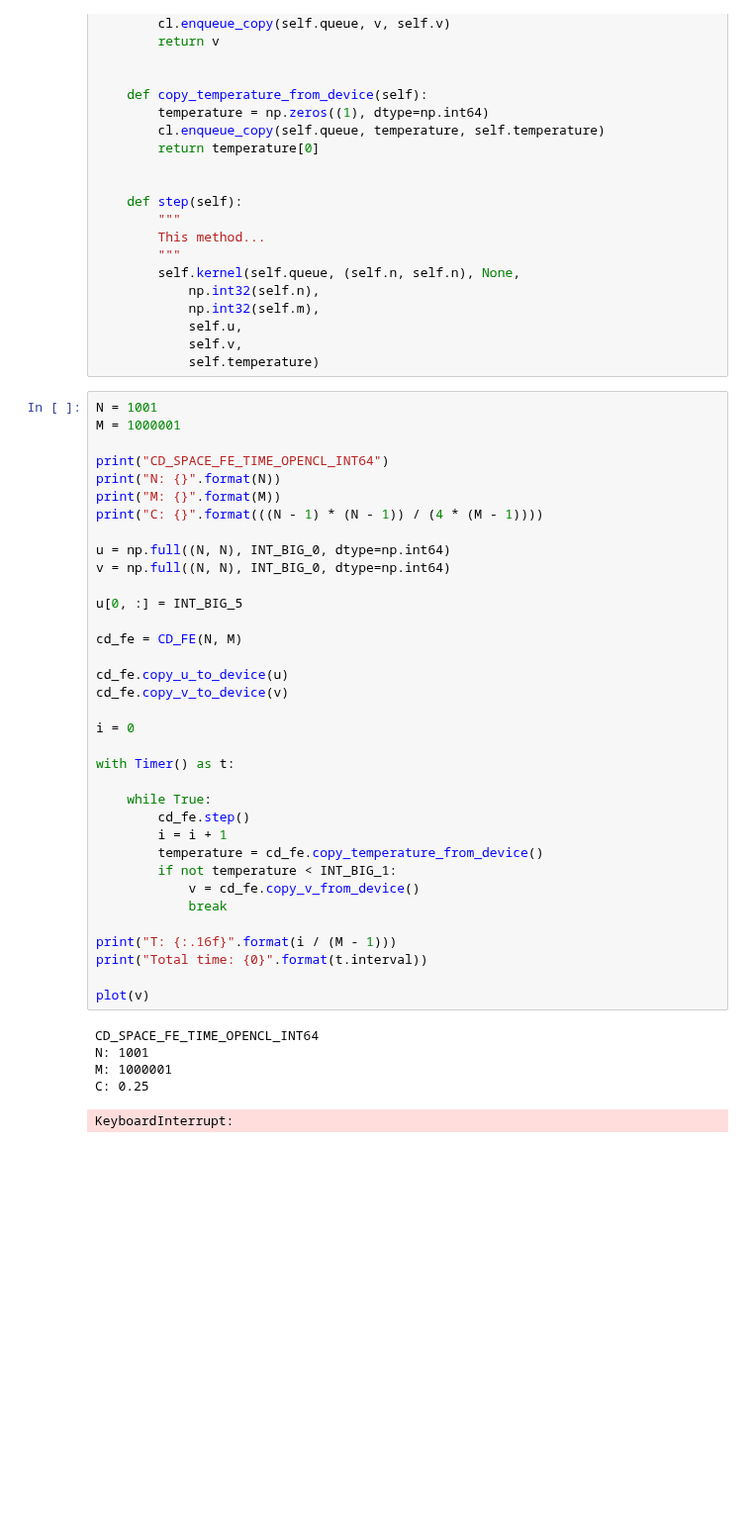
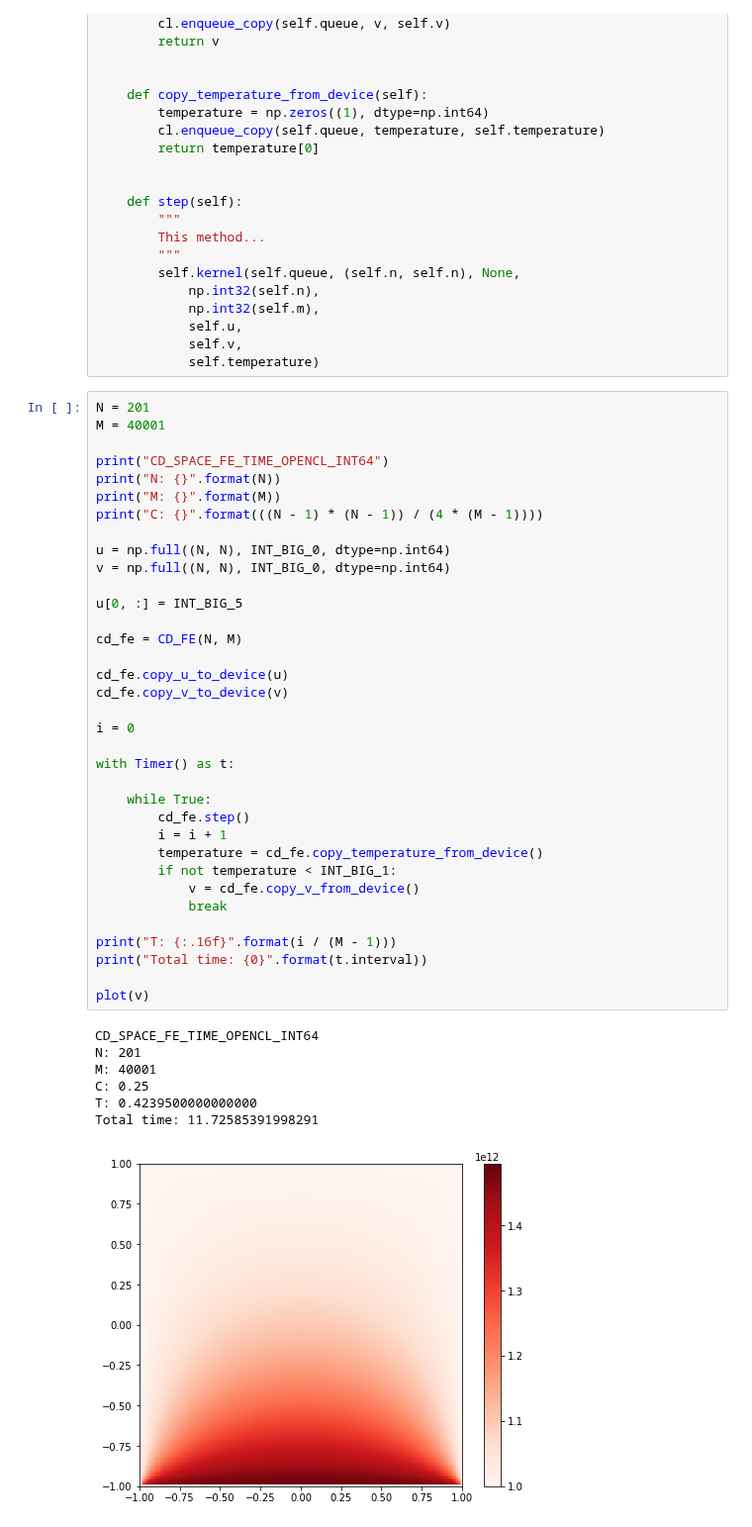
Before and after one commit to johnduffymsc/PHAS0102, a Jupyter notebook: assignment-4.ipynb, the cells around one changed output. Shown at 99% size. Saved outputs shown, nothing was run; the diff lists cells and outputs as text; blank space fills up the shorter version.

```diff
--- a/assignment-4.ipynb
+++ b/assignment-4.ipynb
@@ -622,8 +805,8 @@ class CD_FE:
             self.v,
             self.temperature)
 # %%
-N = 1001
-M = 1000001
+N = 201
+M = 40001
 
 print("CD_SPACE_FE_TIME_OPENCL_INT64")
 print("N: {}".format(N))
@@ -632,34 +815,36 @@ print("C: {}".format(((N - 1) * (N - 1)) / (4 * (M - 1))))
 
 u = np.full((N, N), INT_BIG_0, dtype=np.int64)
 v = np.full((N, N), INT_BIG_0, dtype=np.int64)
 
 u[0, :] = INT_BIG_5
 
 cd_fe = CD_FE(N, M)
 
 cd_fe.copy_u_to_device(u)
 cd_fe.copy_v_to_device(v)
 
 i = 0
 
 with Timer() as t:
 
     while True:
         cd_fe.step()
         i = i + 1
         temperature = cd_fe.copy_temperature_from_device()
         if not temperature < INT_BIG_1:
             v = cd_fe.copy_v_from_device()
             break
 
 print("T: {:.16f}".format(i / (M - 1)))
 print("Total time: {0}".format(t.interval))
 
 plot(v)
 # %% [output]
 CD_SPACE_FE_TIME_OPENCL_INT64
-N: 1001
-M: 1000001
+N: 201
+M: 40001
 C: 0.25
+T: 0.4239500000000000
+Total time: 11.72585391998291
-KeyboardInterrupt:
+[figure, added]
 # %% [markdown]
```
Also changed, not shown: parts of 18 cells of this notebook.
